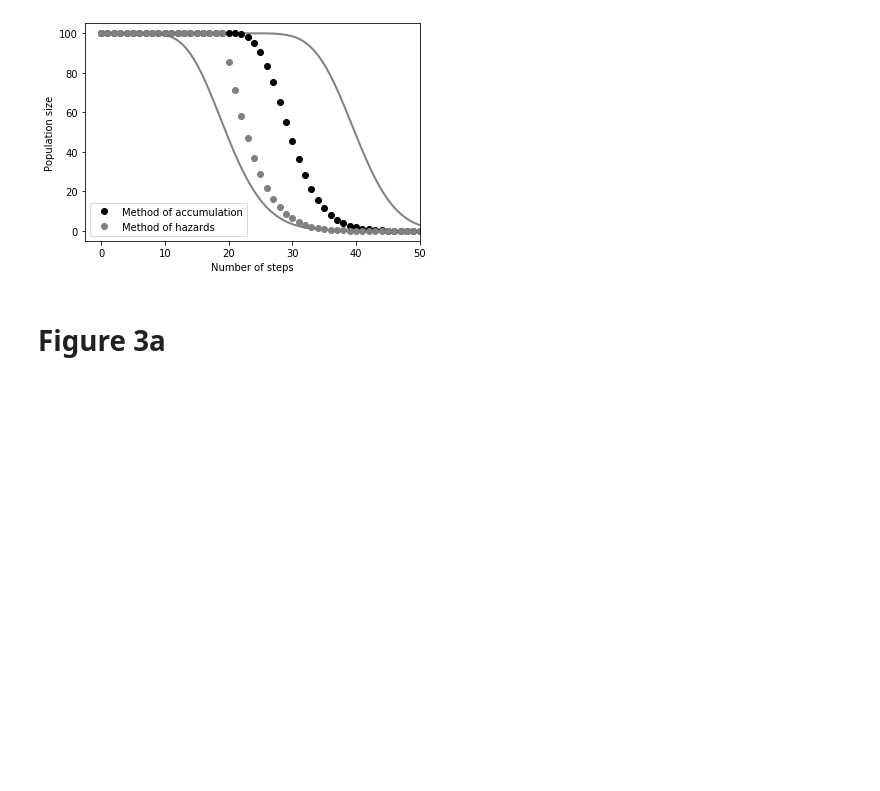
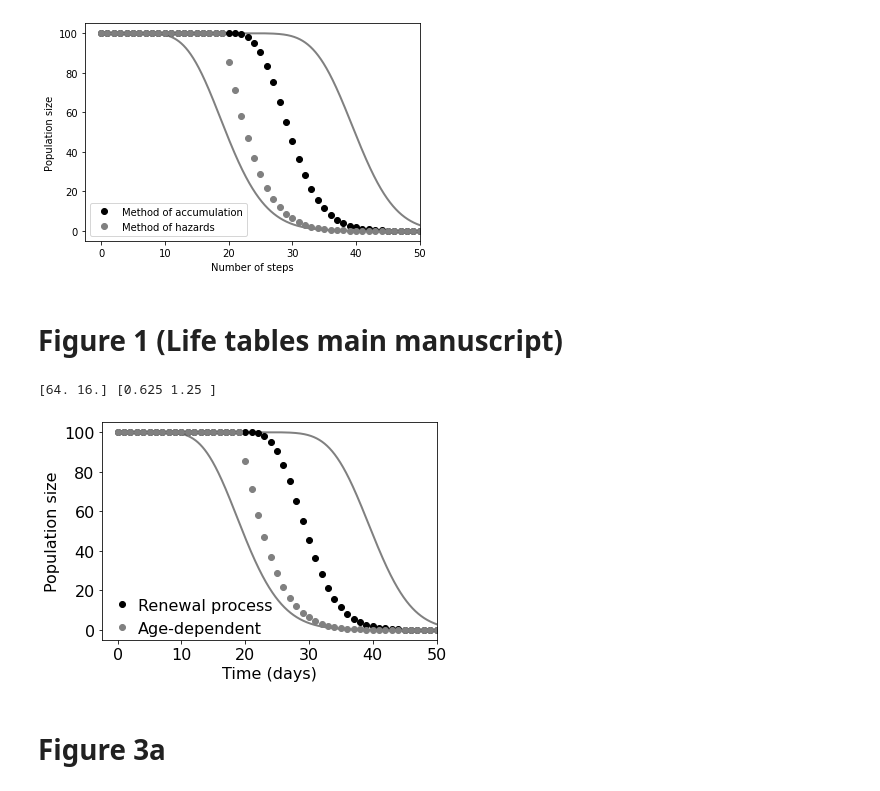
Before and after one commit to kerguler/sPop2-figures, a Jupyter notebook: figures_paper_sPop2.ipynb, the cells around one changed output. Saved outputs shown, nothing was run; the diff lists cells and outputs as text; code cells hidden in the pictures; blank space fills up the shorter version.

```diff
--- a/figures_paper_sPop2.ipynb
+++ b/figures_paper_sPop2.ipynb
@@ -168,6 +168,72 @@ plt.show()
 # %% [output]
 [figure]
 [figure]
+# %% [markdown]
+# Figure 1 (Life tables main manuscript)
+# %%
+xr = numpy.arange(0,50,0.01)
+xri = numpy.arange(0,200,1)
+mu = numpy.array([40.0,20.0])
+sd = numpy.array([5.0,5.0])
+theta = sd * sd / mu
+k = mu / theta
+print(k,theta)
+
+vecs = []
+vec = numpy.repeat(0.0,xri.shape[0]); vec[0] = 100.0
+vecs.append(vec)
+for n in numpy.arange(1,20,1):
+    vec = numpy.sum([(i <= xri) * vec[i] * poisson.pmf(xri-i,1.0/theta[0]) for i in xri],axis=0)
+    vecs.append(vec)
+#
+tmp = numpy.sum(vec.reshape((50,4)),axis=1)
+vec = numpy.repeat(0.0,xri.shape[0])
+vec[:50] = tmp[:]
+#
+for n in numpy.arange(1,40,1):
+    vec = numpy.sum([(i <= xri) * vec[i] * poisson.pmf(xri-i,1.0/theta[1]) for i in xri],axis=0)
+    vecs.append(vec)
+#
+vecs = numpy.array(vecs)
+
+a = spop(stochastic=False,gamma_fun="MODE_GAMMA_HASH")
+a.add(0,0,0,0,100)
+retH = [[0]+a.read()]
+retL = [a.retrieve()]
+for n in xri[1:]:
+    i = 0 if n<20 else 1
+    a.iterate(0,mu[i],sd[i],0,0,0)
+    retH.append([n]+a.read())
+retH = numpy.array(retH)
+
+a = spop(stochastic=False,gamma_fun="MODE_ACCP_ERLANG")
+a.add(0,0,0,0,100)
+retA = [[0]+a.read()]
+retL = [a.retrieve()]
+for n in xri[1:]:
+    i = 0 if n<20 else 1
+    a.iterate(0,mu[i],sd[i],0,0,0)
+    retA.append([n]+a.read())
+    retL.append(a.retrieve())
+retA = numpy.array(retA)
+retL = numpy.array(retL)
+
+plt.rcParams.update({'font.size': 16})
+plt.rcParams['figure.figsize'] = [6, 4]
+for i in numpy.arange(len(mu))[::-1]:
+    plt.plot(xr,100*(1.0-erlang.cdf(xr,k[i],0,theta[i])),c="gray",lw=2)
+plt.plot(xri,retA[:,1],'o',ms=6,c="black",label="Renewal process")
+plt.plot(xri,retH[:,1],'o',ms=6,c="gray",label="Age-dependent")
+plt.ylim(-5,105)
+plt.xlim(-2.5,50)
+plt.legend(loc='lower left',borderpad=0,frameon=False,columnspacing=0,borderaxespad=0.25,handletextpad=0)
+plt.ylabel("Population size")
+plt.xlabel("Time (days)")
+plt.savefig("figuresLT/figure_change_erlang_2.pdf",bbox_inches="tight",dpi=300)
+plt.show()
+# %% [output]
+[64. 16.] [0.625 1.25 ]
+[figure, added]
 # %% [markdown]
 # Figure 3a
 # %%
```
Also changed, not shown: 19 other files.
